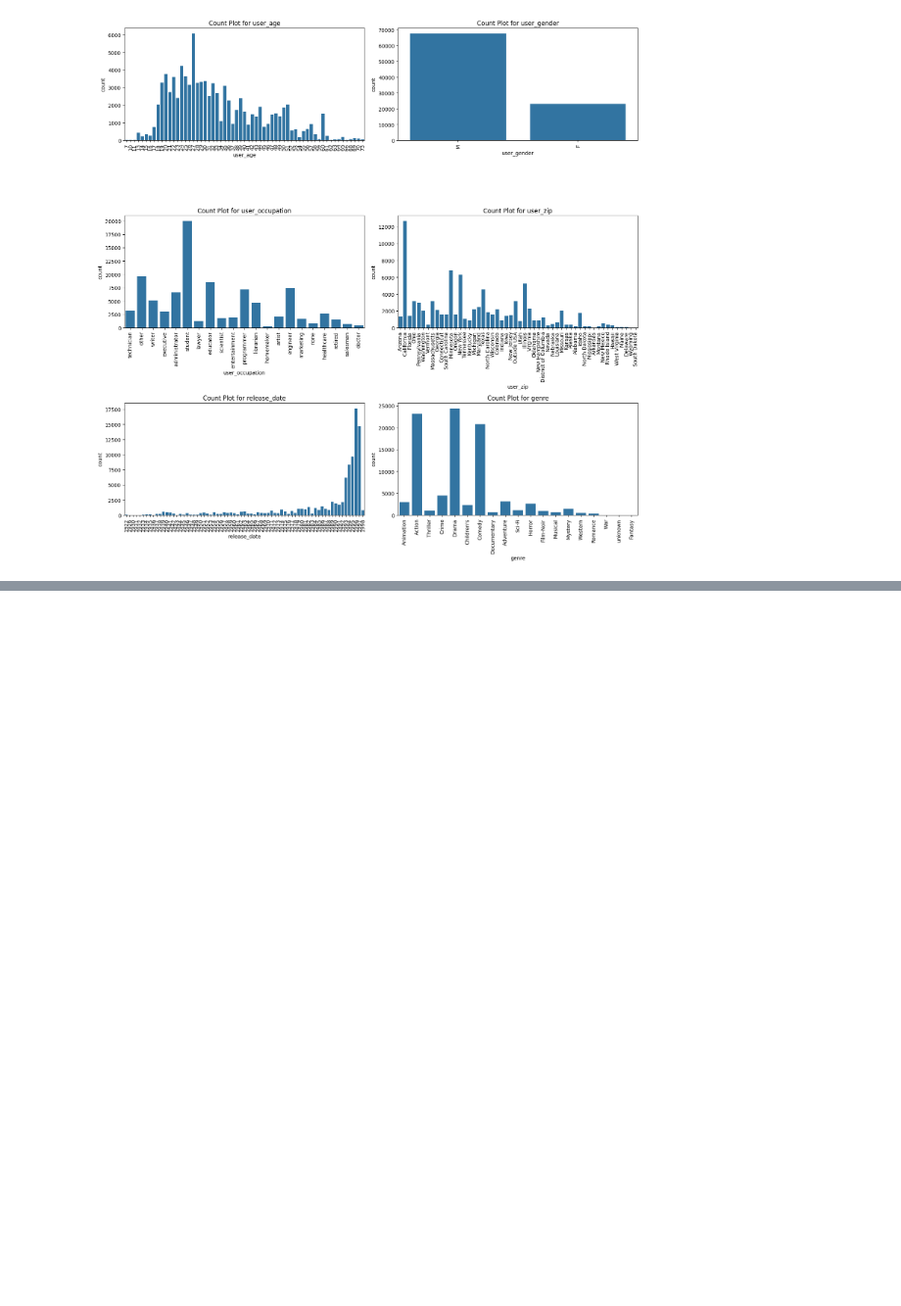
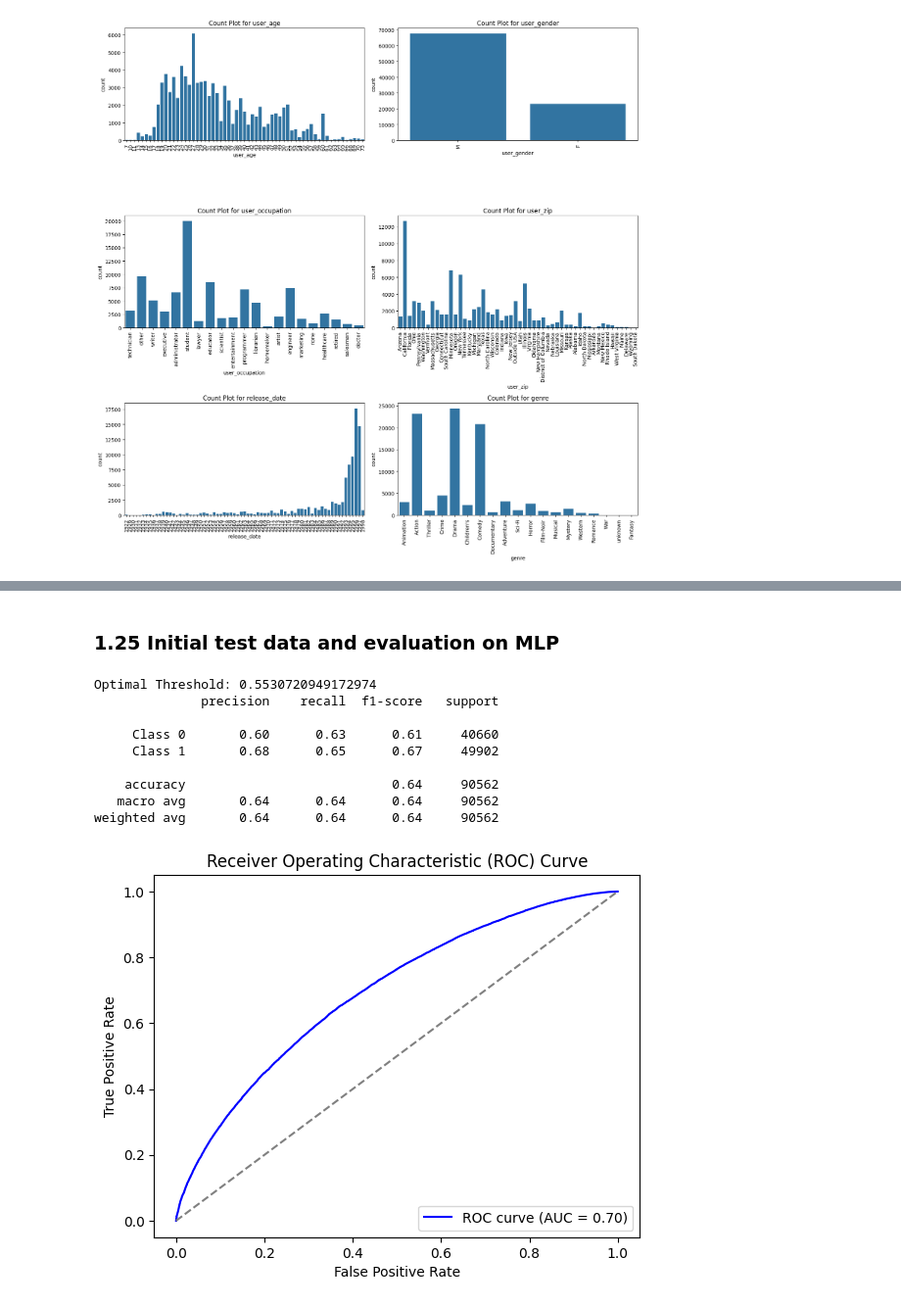
Before and after one commit to Cgolling/LLP_IS4242, a Jupyter notebook: A1_MLP.ipynb, the cells around one changed output, grey strips where cells are left out. Shown at 98% size. Cells and saved outputs as stored; diff of their text form; code cells hidden in the pictures; blank space fills up the shorter version.

Commit message:
ohe model done

```diff
--- a/A1_MLP.ipynb
+++ b/A1_MLP.ipynb
@@ -172,0 +272,16 @@ y_tensor = torch.tensor(y, dtype=torch.float32)
+# %%
+# Initialize the MLP model
+input_dim = X_train_tensor.shape[1]
+n_class = 1  # Binary classification
+
+mlp_model = MLP(input_dim=input_dim, n_class=n_class)
+
+# Define loss and optimizer
+criterion = nn.BCELoss()  # Binary Cross-Entropy for classification
+optimizer = optim.Adam(mlp_model.parameters(), lr=0.001)
+
+# Convert y_tensor to float for BCELoss (binary cross-entropy loss expects float labels)
+y_tensor = y_train_tensor.float()
+# %%
+# Train the MLP model
+train_model(mlp_model, criterion, optimizer, X_train_tensor, y_train_tensor, epochs=100, train_threshold=0.1)
@@ -172,0 +306,63 @@ y_tensor = torch.tensor(y, dtype=torch.float32)
+# %% [markdown]
+### 1.25 Initial test data and evaluation on MLP
+# %%
+data_test = train_dataset(df_train)
+data_test.process_with_one_hot_encoding()
+X_test_tensor, y_test_tensor = data_test.ohe_to_tensor()
+# %%
+from sklearn.metrics import roc_curve, auc, classification_report
+
+def calculate_youden_index(fpr, tpr, thresholds):
+    youden_index = tpr - fpr
+    optimal_threshold_index = np.argmax(youden_index)
+    optimal_threshold = thresholds[optimal_threshold_index]
+    return optimal_threshold
+
+def evaluate_mlp_model(model, X_tensor, y_true_tensor):
+    model.eval()  # Set model to evaluation mode
+    with torch.no_grad():  # Disable gradient calculations for evaluation
+        # Forward pass to get predictions
+        y_pred_probs = model(X_tensor)
+
+        # Convert tensors to NumPy arrays for metric calculations
+        y_true = y_true_tensor.numpy()
+        y_pred_probs = y_pred_probs.numpy()
+
+        # Calculate ROC curve
+        fpr, tpr, thresholds = roc_curve(y_true, y_pred_probs)
+
+        # Calculate optimal threshold using Youden's Index
+        optimal_threshold = calculate_youden_index(fpr, tpr, thresholds)
+        print(f'Optimal Threshold: {optimal_threshold}')
+
+        # Convert probabilities to binary predictions (0 or 1) using the optimal threshold
+        y_pred = (y_pred_probs >= optimal_threshold).astype(float)
+
+        # Detailed classification report
+        report = classification_report(y_true, y_pred, target_names=['Class 0', 'Class 1'])
+        print(report)
+
+        # Plot ROC curve
+        roc_auc = auc(fpr, tpr)
+        plt.figure()
+        plt.plot(fpr, tpr, color='b', label=f'ROC curve (AUC = {roc_auc:.2f})')
+        plt.plot([0, 1], [0, 1], color='gray', linestyle='--')
+        plt.xlabel('False Positive Rate')
+        plt.ylabel('True Positive Rate')
+        plt.title('Receiver Operating Characteristic (ROC) Curve')
+        plt.legend(loc='lower right')
+        plt.show()
+
+# Example usage of the evaluation function
+evaluate_mlp_model(mlp_model, X_test_tensor, y_test_tensor)
+# %% [output]
+Optimal Threshold: 0.5530720949172974
+              precision    recall  f1-score   support
+
+     Class 0       0.60      0.63      0.61     40660
+     Class 1       0.68      0.65      0.67     49902
+
+    accuracy                           0.64     90562
+   macro avg       0.64      0.64      0.64     90562
+weighted avg       0.64      0.64      0.64     90562
+[figure, added]
```
Also changed, not shown: parts of 32 cells of this notebook.
